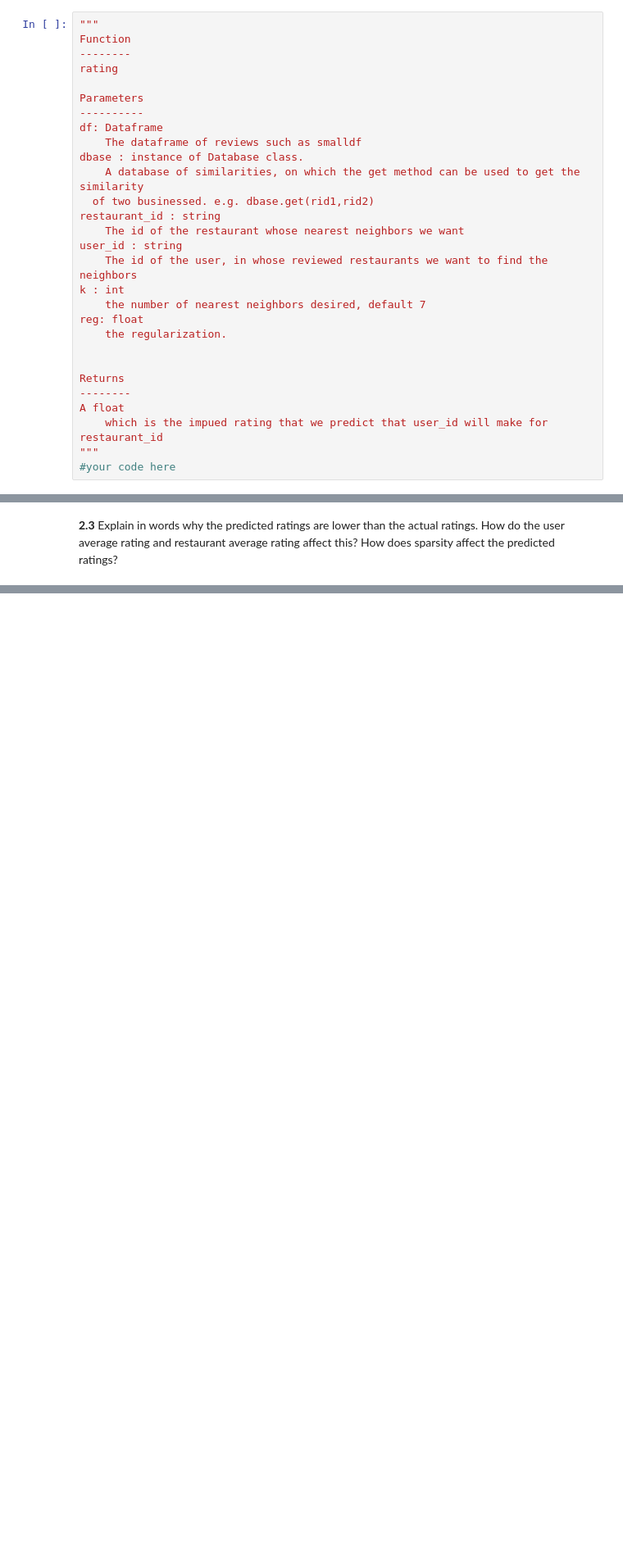
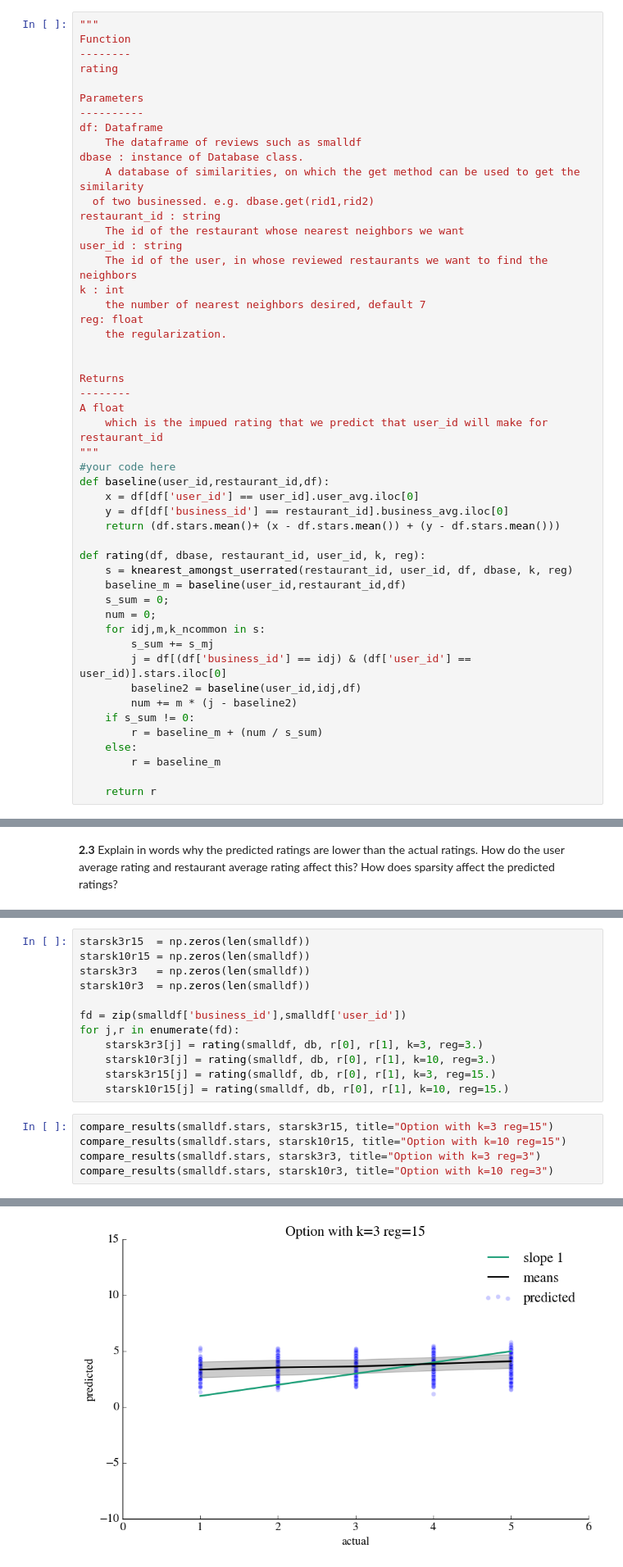
Before and after one commit to Hazbenz/DataScienceCS599, a Jupyter notebook: Homework4/HW4.ipynb, the cells around one changed output, grey strips where cells are left out. Shown at 82% size. Drawn from its saved outputs; the diff is of its cells as text; blank space fills up the shorter version.

```diff
--- a/Homework4/HW4.ipynb
+++ b/Homework4/HW4.ipynb
@@ -765,6 +791,27 @@ A float
     which is the impued rating that we predict that user_id will make for restaurant_id
 """
 #your code here
+def baseline(user_id,restaurant_id,df):
+    x = df[df['user_id'] == user_id].user_avg.iloc[0]
+    y = df[df['business_id'] == restaurant_id].business_avg.iloc[0]
+    return (df.stars.mean()+ (x - df.stars.mean()) + (y - df.stars.mean()))
+
+def rating(df, dbase, restaurant_id, user_id, k, reg):
+    s = knearest_amongst_userrated(restaurant_id, user_id, df, dbase, k, reg)
+    baseline_m = baseline(user_id,restaurant_id,df)
+    s_sum = 0;
+    num = 0;
+    for idj,m,k_ncommon in s:
+        s_sum += s_mj
+        j = df[(df['business_id'] == idj) & (df['user_id'] == user_id)].stars.iloc[0]
+        baseline2 = baseline(user_id,idj,df)
+        num += m * (j - baseline2)
+    if s_sum != 0:
+        r = baseline_m + (num / s_sum)
+    else:
+        r = baseline_m
+
+    return r
 # %% [markdown]
 For the top-recommendations in the variable `toprecos` from the previous section, we compute the predicted rating and compare it with the average rating over all users available inside the tuples that make up `toprecos`. We use a `k` of 7 and regularization 3. For comparision we also print this users' average rating. Do you notice anything interesting about how the order has changed from when we did this with the global similarities? (for you to think, not to answer)
 # %%
@@ -843,0 +925,18 @@ Explain the results you get in the graphs in words.
+# %%
+starsk3r15  = np.zeros(len(smalldf))
+starsk10r15 = np.zeros(len(smalldf))
+starsk3r3   = np.zeros(len(smalldf))
+starsk10r3  = np.zeros(len(smalldf))
+
+fd = zip(smalldf['business_id'],smalldf['user_id'])
+for j,r in enumerate(fd):
+    starsk3r3[j] = rating(smalldf, db, r[0], r[1], k=3, reg=3.)
+    starsk10r3[j] = rating(smalldf, db, r[0], r[1], k=10, reg=3.)
+    starsk3r15[j] = rating(smalldf, db, r[0], r[1], k=3, reg=15.)
+    starsk10r15[j] = rating(smalldf, db, r[0], r[1], k=10, reg=15.)
+# %%
+compare_results(smalldf.stars, starsk3r15, title="Option with k=3 reg=15")
+compare_results(smalldf.stars, starsk10r15, title="Option with k=10 reg=15")
+compare_results(smalldf.stars, starsk3r3, title="Option with k=3 reg=3")
+compare_results(smalldf.stars, starsk10r3, title="Option with k=10 reg=3")
+# %% [output]
@@ -843,0 +947 @@ Explain the results you get in the graphs in words.
+[figure, added]
```
Also changed, not shown: parts of 43 cells of this notebook.
